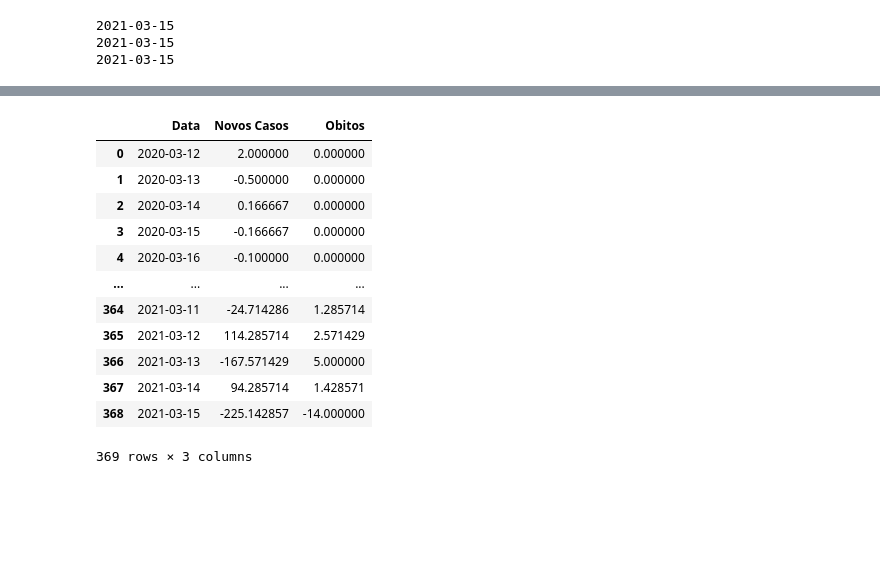
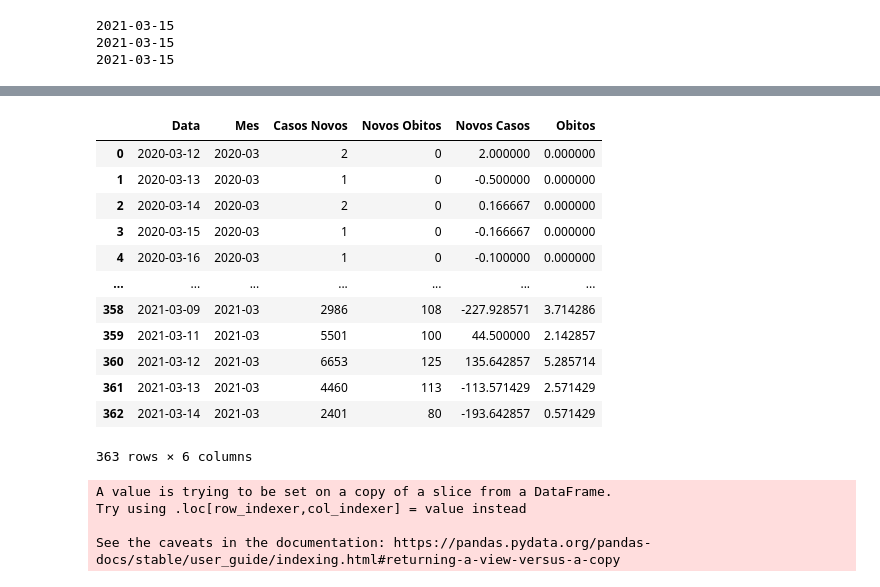
Before and after one commit to lia-univali/covid-tracker, a Jupyter notebook: note.ipynb, the cells around one changed output, grey strips where cells are left out. Drawn from its saved outputs; the diff is of its cells as text; code cells hidden in the pictures; blank space fills up the shorter version.

```diff
--- a/note.ipynb
+++ b/note.ipynb
@@ -298,8 +298,8 @@ makeLineChart('letalidade', "Letalidade")
 makeLineChart('mortalidade', "Mortalidade para cada 100 mil habitantes")
 # %%
 import plotly.graph_objects as go
-import threading, queue
 
+media_dias = 14
 df_municipio = df_interesse[df_interesse["Município"] == "Itajaí"]
 
 novos = []
@@ -310,15 +310,18 @@ last_obitos = 0
 for i,r in df_municipio.iterrows():
 
     novos.append(r['Novos Casos'])
-    if(len(novos) > 7):
+    if(len(novos) > media_dias):
         novos.pop(0)
 
     obitos.append(r['Novos Obitos'])
-    if(len(obitos) > 7):
+    if(len(obitos) > media_dias):
         obitos.pop(0)
 
     out.append({
         "Data": r['Data'],
+        "Mes": r['Data'].strftime("%Y-%m"),
+        "Casos Novos": r['Novos Casos'],
+        "Novos Obitos": r['Novos Obitos'],
         'Novos Casos': np.mean(np.array(novos))-last,
         "Obitos": np.mean(np.array(obitos))-last_obitos
     })
@@ -397,52 +403,55 @@ amfri
 # %%
 df_sc = df_processado.copy()
 
 novos = []
 obitos = []
 out = []
 last = 0
 last_obitos = 0
 for dia in df_sc['Data'].unique():
     df_dia = df_sc[df_sc['Data'] == dia]
 
     c = 0
     o = 0
     for i,r in df_dia.iterrows():
         c+=r['Novos Casos']
         o+=r['Novos Obitos']
+    if(c>0):
+        novos.append(c)
+        if(len(novos) > media_dias):
+            novos.pop(0)
 
-    novos.append(c)
-    if(len(novos) > 7):
-        novos.pop(0)
+        obitos.append(o)
+        if(len(obitos) > media_dias):
+            obitos.pop(0)
 
-    obitos.append(o)
-    if(len(obitos) > 7):
-        obitos.pop(0)
-
-    out.append({
-        "Data": r['Data'],
-        'Novos Casos': np.mean(np.array(novos))-last,
-        "Obitos": np.mean(np.array(obitos))-last_obitos
-    })
-    last = np.mean(np.array(novos))
-    last_obitos = np.mean(np.array(obitos))
+        out.append({
+            "Data": r['Data'],
+            "Mes": r['Data'].strftime("%Y-%m"),
+            "Casos Novos": c,
+            "Novos Obitos": o,
+            'Novos Casos': np.mean(np.array(novos))-last,
+            "Obitos": np.mean(np.array(obitos))-last_obitos
+        })
+        last = np.mean(np.array(novos))
+        last_obitos = np.mean(np.array(obitos))
 
 sc = pd.DataFrame(out)
 sc
 # %% [output]
-|  | Data | Novos Casos | Obitos |
-| 0 | 2020-03-12 | 2.000000 | 0.000000 |
-| 1 | 2020-03-13 | -0.500000 | 0.000000 |
-| 2 | 2020-03-14 | 0.166667 | 0.000000 |
-| 3 | 2020-03-15 | -0.166667 | 0.000000 |
-| 4 | 2020-03-16 | -0.100000 | 0.000000 |
-| ... | ... | ... | ... |
-| 364 | 2021-03-11 | -24.714286 | 1.285714 |
-| 365 | 2021-03-12 | 114.285714 | 2.571429 |
-| 366 | 2021-03-13 | -167.571429 | 5.000000 |
-| 367 | 2021-03-14 | 94.285714 | 1.428571 |
-| 368 | 2021-03-15 | -225.142857 | -14.000000 |
+|  | Data | Mes | Casos Novos | Novos Obitos | Novos Casos | Obitos |
+| 0 | 2020-03-12 | 2020-03 | 2 | 0 | 2.000000 | 0.000000 |
+| 1 | 2020-03-13 | 2020-03 | 1 | 0 | -0.500000 | 0.000000 |
+| 2 | 2020-03-14 | 2020-03 | 2 | 0 | 0.166667 | 0.000000 |
+| 3 | 2020-03-15 | 2020-03 | 1 | 0 | -0.166667 | 0.000000 |
+| 4 | 2020-03-16 | 2020-03 | 1 | 0 | -0.100000 | 0.000000 |
+| ... | ... | ... | ... | ... | ... | ... |
+| 358 | 2021-03-09 | 2021-03 | 2986 | 108 | -227.928571 | 3.714286 |
+| 359 | 2021-03-11 | 2021-03 | 5501 | 100 | 44.500000 | 2.142857 |
+| 360 | 2021-03-12 | 2021-03 | 6653 | 125 | 135.642857 | 5.285714 |
+| 361 | 2021-03-13 | 2021-03 | 4460 | 113 | -113.571429 | 2.571429 |
+| 362 | 2021-03-14 | 2021-03 | 2401 | 80 | -193.642857 | 0.571429 |
-369 rows × 3 columns
+363 rows × 6 columns
 # %%
 def makeMobileMean(frame, col, name):
     fig = go.Figure(go.Waterfall(
@@ -467,0 +485,13 @@ makeMobileMean(sc, 'Obitos', 'medias/obitos_sc')
+# %%
+makeBox(sc, 'Casos Novos', 'box/novos_casos_sc')
+makeBox(amfri, 'Casos Novos', 'box/novos_casos_amfri')
+makeBox(mun, 'Casos Novos', 'box/novos_casos_itj')
+
+makeBox(sc, 'Novos Obitos', 'box/novos_obitos_sc')
+makeBox(amfri, 'Novos Obitos', 'box/novos_obitos_amfri')
+makeBox(mun, 'Novos Obitos', 'box/novos_obitos_itj')
+# %% [output]
+A value is trying to be set on a copy of a slice from a DataFrame.
+Try using .loc[row_indexer,col_indexer] = value instead
+
+See the caveats in the documentation: https://pandas.pydata.org/pandas-docs/stable/user_guide/indexing.html#returning-a-view-versus-a-copy
```
Also changed, not shown: parts of 3 cells of this notebook, 12 other files.
